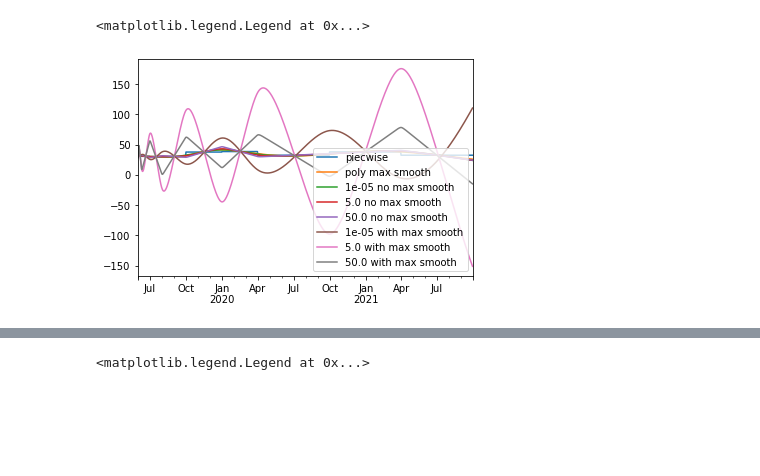
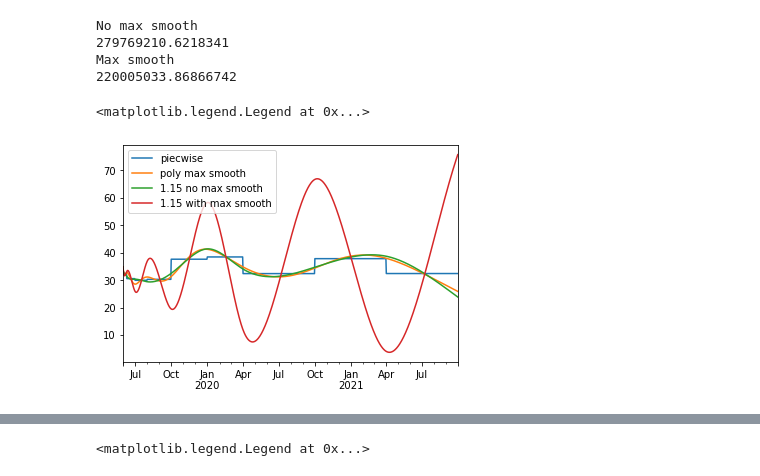
Before and after one commit to tpberntsen/curves, a Jupyter notebook: samples/python/scratchpads/hyperbolic_tension_spline_scratchpad.ipynb, the cells around one changed output, grey strips where cells are left out. Drawn from its saved outputs; the diff is of its cells as text; code cells hidden in the pictures; blank space fills up the shorter version.

Commit message:
Fixed bug and added more hyberbolic tension spline unit tests.

```diff
--- a/samples/python/scratchpads/hyperbolic_tension_spline_scratchpad.ipynb
+++ b/samples/python/scratchpads/hyperbolic_tension_spline_scratchpad.ipynb
@@ -37,25 +91,35 @@ ax.legend(['piecwise', 'poly max smooth'] + tensions, loc='center right')
 # %%
 
 
 pc_for_spline, bc_for_spline, _ = bootstrap_contracts(contracts, freq='D')
-tensions = [0.00001, 5.0, 50.0]
+tensions = [1.15]
 
 pc_for_spline.plot(legend=True)
 max_smooth_curve, _ = max_smooth_interp(bc_for_spline, freq='D')
 max_smooth_curve.plot(legend=True)
 
 legend_items = [f'{t} no max smooth' for t in tensions] + [f'{t} with max smooth' for t in tensions]
+print('No max smooth')
 for tension in tensions:
-    smooth_curve, _ = hyperbolic_tension_spline(bc_for_spline, freq='D', tension=tension,
+    smooth_curve, spline_params = hyperbolic_tension_spline(bc_for_spline, freq='D', tension=tension,
                                                         maximum_smoothness=False)
+    pen = penalty_value_from_private(spline_params, tension)
+    print(pen)
     ax = smooth_curve.plot(legend=True)
+print('Max smooth')
 for tension in tensions:
-    smooth_curve, _ = hyperbolic_tension_spline(bc_for_spline, freq='D', tension=tension,
+    smooth_curve, spline_params = hyperbolic_tension_spline(bc_for_spline, freq='D', tension=tension,
                                                         maximum_smoothness=True)
+    pen = penalty_value_from_private(spline_params, tension)
+    print(pen)
     ax = smooth_curve.plot(legend=True)
 
 
 ax.legend(['piecwise', 'poly max smooth'] + legend_items, loc='best')
 # %% [output]
-<matplotlib.legend.Legend at 0x...>
+No max smooth
+279769210.6218341
+Max smooth
+220005033.86866742
+<matplotlib.legend.Legend at 0x...>
-[figure, old version]
+[figure, new version]
```
Also changed, not shown: parts of 6 cells of this notebook, 2 other files.
